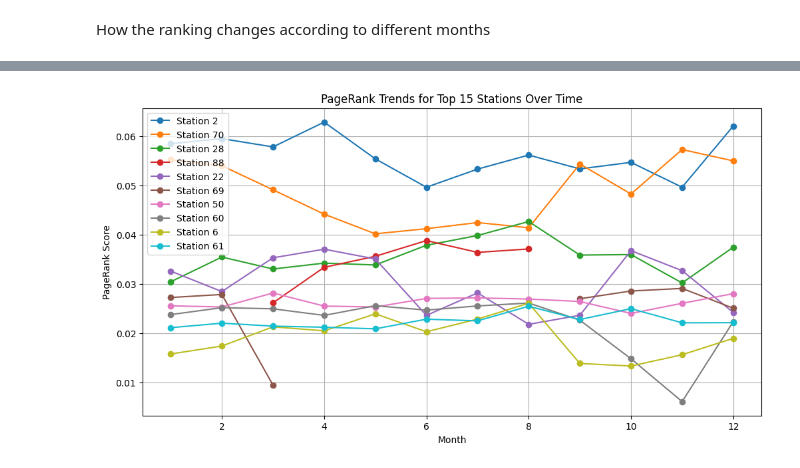
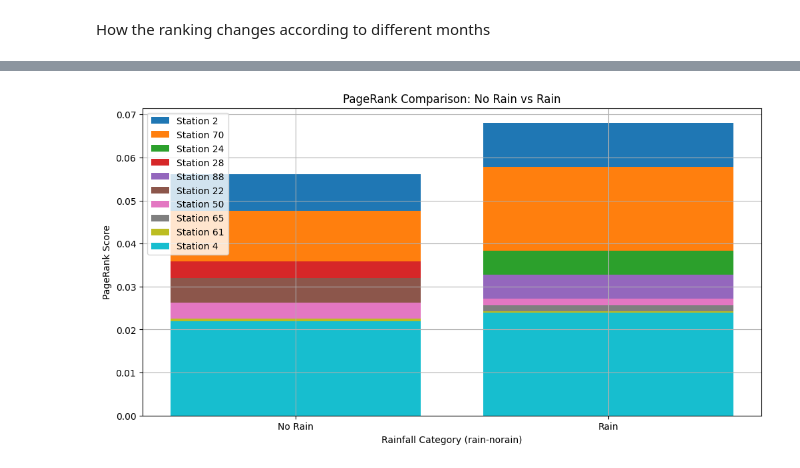
Before and after one commit to elisa-negrini/data-mining-project-, a Jupyter notebook: main.ipynb, the cells around one changed output, grey strips where cells are left out. Saved outputs shown, nothing was run; the diff lists cells and outputs as text; code cells hidden in the pictures.

```diff
--- a/main.ipynb
+++ b/main.ipynb
@@ -90,12 +129,10 @@ final_data = spark.sql("""
         t.`End_date`, t.`Start_time`, t.`End_time`,
 
         -- Weather details
-        w.`Max TemperatureF`, w.`Mean TemperatureF`, w.`Min TemperatureF`, w.`Max Dew PointF`,
-        w.`MeanDew PointF`, w.`Min DewpointF`, w.`Max Humidity`, w.`Mean Humidity`,
-        w.`Min Humidity`, w.`Max Sea Level PressureIn`, w.`Mean Sea Level PressureIn`,
-        w.`Min Sea Level PressureIn`, w.`Max VisibilityMiles`, w.`Mean VisibilityMiles`,
-        w.`Min VisibilityMiles`, w.`Max Wind SpeedMPH`, w.`Mean Wind SpeedMPH`, w.`Max Gust SpeedMPH`,
-        w.`PrecipitationIn`, w.`CloudCover`, w.`WindDirDegrees`, w.`Events`, w.`Zip`,
+        w.`Max TemperatureF`, w.`Mean TemperatureF`, w.`Min TemperatureF`,
+        w.`Max Sea Level PressureIn`, w.`Mean Sea Level PressureIn`,
+        w.`Min Sea Level PressureIn`, w.`Max Wind SpeedMPH`,
+        w.`PrecipitationIn`, w.`CloudCover`, w.`Zip`,
 
         -- Station details
         s1.Name AS Start_Station_Name, s1.City AS Start_Station_City, s1.Lat AS Start_Lat,
@@ -126,7 +163 @@ final_data.show(5)
 only showing top 5 rows
-# %%
-# List of columns to drop
-columns_to_drop = ['Events', 'Max Dew PointF', 'Mean Wind SpeedMPH','MeanDew PointF', 'WindDirDegrees', 'Min DewpointF', 'Max Gust SpeedMPH', 'Max Humidity', 'Mean Humidity', 'Min Humidity', 'Max VisibilityMiles', 'Mean VisibilityMiles', 'Min VisibilityMiles']
-
-# Drop the columns
-final_data = final_data.drop(*columns_to_drop)
@@ -225,8 +254,8 @@ A new column, `Rainfall Category`, is added to the dataset for easier analysis o
 # Categorize precipitation into 4 levels
 final_data = final_data.withColumn(
     "Rainfall Category",
-    when(col("Precipitation (mm)") <= 0.1, "No Rain")
-    .when((col("Precipitation (mm)") > 0.1) & (col("Precipitation (mm)") <= 10), "Light Rain")
+    when(col("Precipitation (mm)") <= 1, "No Rain")
+    .when((col("Precipitation (mm)") > 1) & (col("Precipitation (mm)") <= 10), "Light Rain")
     .when((col("Precipitation (mm)") > 10) & (col("Precipitation (mm)") <= 50), "Moderate Rain")
     .when(col("Precipitation (mm)") > 50, "Heavy Rain")
     .otherwise("Unknown")  # For unexpected or null values
@@ -1252,71 +1301,72 @@ Top 15 Most Important Stations: [2, 70, 22, 28, 50, 65, 61, 60, 74, 4, 77, 55, 8
 import networkx as nx
 import pandas as pd
 import matplotlib.pyplot as plt
+import numpy as np
+from pyspark.sql.functions import col, when
+
+# Categorize precipitation into two levels: "No Rain" and "Rain"
+final_data = final_data.withColumn(
+    "Rainfall Category (rain-norain)",
+    when(col("Precipitation (mm)") <= 1, "No Rain").otherwise("Rain")
+)
 
 # Convert PySpark DataFrame to Pandas
 edge_weights_pd = final_data.toPandas()
 
-# Check available columns
-print("Columns in dataset:", edge_weights_pd.columns)
+# Create an empty dictionary to store PageRank results for each rainfall category
+rain_pagerank = {}
 
-# Attempt to find 'Start_month' with alternative names
-possible_month_cols = [col for col in edge_weights_pd.columns if 'month' in col.lower()]
-if not possible_month_cols:
-    raise KeyError("Column related to 'Start_month' not found in dataset")
+# Iterate over each unique rain category in the dataset
+for rain_category in edge_weights_pd["Rainfall Category (rain-norain)"].unique():
+    print(f"Processing PageRank for Rainfall Category (rain-norain): {rain_category}")
 
-# Use the first matching column
-start_month_col = possible_month_cols[0]
-print(f"Using '{start_month_col}' as the month column")
-
-# Create an empty dictionary to store PageRank results for each month
-monthly_pagerank = {}
-
-# Iterate over each unique month in the dataset
-for month in edge_weights_pd[start_month_col].unique():
-
-    # Filter data for the specific month
-    monthly_edges = edge_weights_pd[edge_weights_pd[start_month_col] == month]
+    # Filter data for the specific rainfall category
+    category_edges = edge_weights_pd[edge_weights_pd["Rainfall Category (rain-norain)"] == rain_category]
 
     # Compute trip frequencies (weights)
-    edge_counts = monthly_edges.groupby(["Start Station", "End Station"]).agg(weight=("Trip ID", "count")).reset_index()
+    edge_counts = category_edges.groupby(["Start Station", "End Station"]).agg(weight=("Trip ID", "count")).reset_index()
 
-    # Create a directed graph for the month
+    # Create a directed graph for the rainfall category
     G = nx.DiGraph()
 
     # Add weighted edges (trips between stations)
     for _, row in edge_counts.iterrows():
         G.add_edge(row["Start Station"], row["End Station"], weight=row["weight"])
 
-    # Compute PageRank for the month
+    # Compute PageRank for the rainfall category
     pagerank_scores = nx.pagerank(G, alpha=0.85)
 
     # Convert to DataFrame and store the results
     pagerank_df = pd.DataFrame(list(pagerank_scores.items()), columns=["Station", "PageRank"])
-    pagerank_df["Month"] = month
-    monthly_pagerank[month] = pagerank_df
+    pagerank_df["Rainfall Category (rain-norain)"] = rain_category
+    rain_pagerank[rain_category] = pagerank_df
 
 # Combine results into a single DataFrame
-all_months_pagerank_df = pd.concat(monthly_pagerank.values(), ignore_index=True)
+all_rain_pagerank_df = pd.concat(rain_pagerank.values(), ignore_index=True)
 
-# Pivot the DataFrame to get months as rows and stations as columns
-pivot_df = all_months_pagerank_df.pivot(index="Month", columns="Station", values="PageRank")
+# Pivot the DataFrame to get rainfall categories as rows and stations as columns
+pivot_df = all_rain_pagerank_df.pivot(index="Rainfall Category (rain-norain)", columns="Station", values="PageRank")
 
 # Reset index for a clean format
 pivot_df.reset_index(inplace=True)
 
-# Extract the top 15 most important stations
-top_15_stations = all_months_pagerank_df.groupby("Station")["PageRank"].max().sort_values(ascending=False).index[:10].tolist()
+# Define a list of distinct colors for better differentiation
+colors = plt.cm.get_cmap("tab10", num_top_stations).colors if num_top_stations <= 10 else plt.cm.get_cmap("tab20", num_top_stations).colors
 
-# Plot PageRank trends for the top 15 stations
+# Plot PageRank trends for the most significant stations
 plt.figure(figsize=(12, 6))
+num_top_stations = 10  # Increase to top 10 stations
 
-for station in top_15_stations:
+# Identify top stations by their highest PageRank in any category
+top_stations = all_rain_pagerank_df.groupby("Station")["PageRank"].max().sort_values(ascending=False).index[:num_top_stations]
+
+for i, station in enumerate(top_stations):
     if station in pivot_df.columns:
-        plt.plot(pivot_df["Month"], pivot_df[station], marker='o', linestyle='-', label=f"Station {station}")
+        plt.bar(pivot_df["Rainfall Category (rain-norain)"], pivot_df[station], label=f"Station {station}", color=colors[i % len(colors)])
 
-plt.xlabel("Month")
+plt.xlabel("Rainfall Category (rain-norain)")
 plt.ylabel("PageRank Score")
-plt.title("PageRank Trends for Top 15 Stations Over Time")
+plt.title("PageRank Comparison: No Rain vs Rain")
 plt.legend()
 plt.grid(True)
 plt.show()
@@ -1338 +1376 @@ Using 'Start_month' as the month column
-[figure, old version]
+[figure, new version]
```
Also changed, not shown: parts of 40 cells of this notebook.
